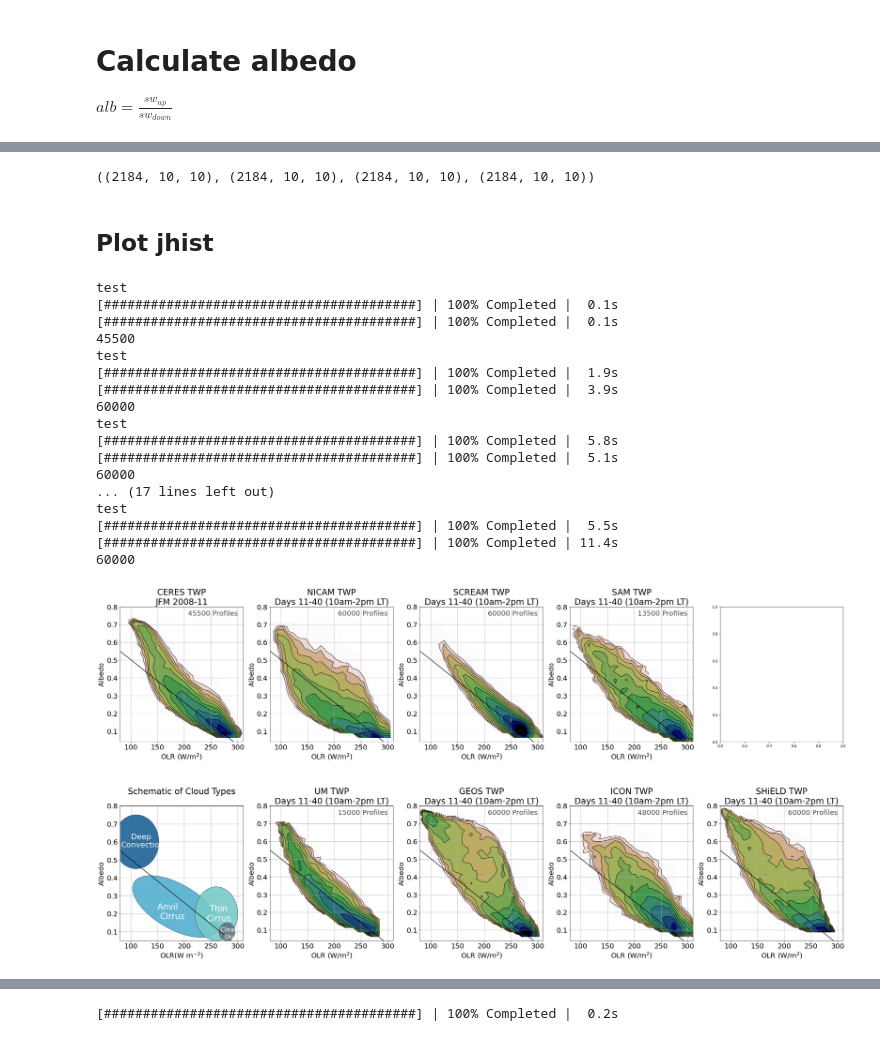
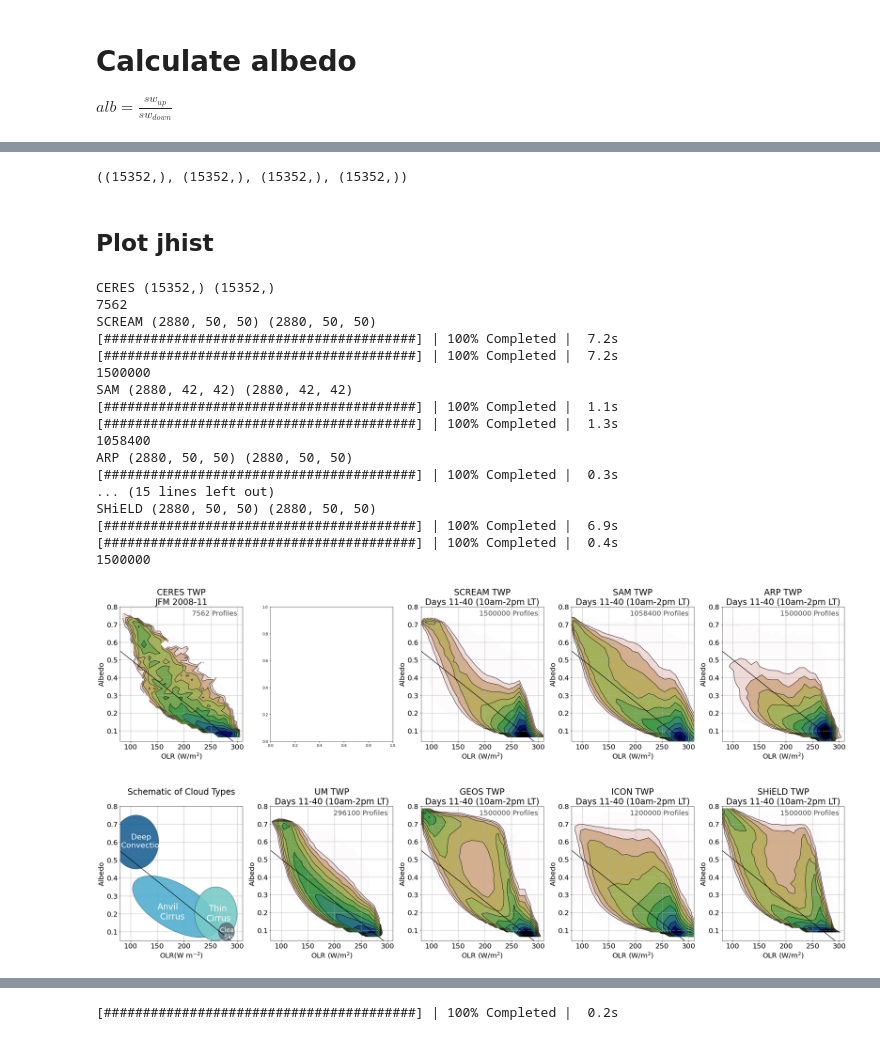
Before and after one commit to smturbev/dyamond2, a Jupyter notebook: python_scripts/joint_hist.ipynb, the cells around one changed output, grey strips where cells are left out. Drawn from its saved outputs; the diff is of its cells as text; code cells hidden in the pictures.

```diff
--- a/python_scripts/joint_hist.ipynb
+++ b/python_scripts/joint_hist.ipynb
@@ -15,7 +15,7 @@ pbar.register()
 # %%
 region="TWP"
 diff=False
-n=1
+n=0.25
 # %% [markdown]
 # Load variables
 # %%
@@ -86,9 +92,9 @@ int(0.1*10)
 1
 # %%
 j=10//n #0.1/10 = 1/100
-ni_olr = ni_olr.coarsen(lat=int(len(ni_olr.lat)//j), lon=int(len(ni_olr.lon)//j), boundary='trim').mean()
-ni_swu = ni_swu.coarsen(lat=int(len(ni_swu.lat)//j), lon=int(len(ni_swu.lon)//j), boundary='trim').mean()
-ni_swd = ni_swd.coarsen(lat=int(len(ni_swd.lat)//j), lon=int(len(ni_swd.lon)//j), boundary='trim').mean()
+# ni_olr = ni_olr.coarsen(lat=int(len(ni_olr.lat)//j), lon=int(len(ni_olr.lon)//j), boundary='trim').mean()
+# ni_swu = ni_swu.coarsen(lat=int(len(ni_swu.lat)//j), lon=int(len(ni_swu.lon)//j), boundary='trim').mean()
+# ni_swd = ni_swd.coarsen(lat=int(len(ni_swd.lat)//j), lon=int(len(ni_swd.lon)//j), boundary='trim').mean()
 sa_olr = sa_olr.coarsen(lat=int(len(sa_olr.lat)//j), lon=int(len(sa_olr.lon)//j), boundary='trim').mean()
 sa_swn = sa_swn.coarsen(lat=int(len(sa_swn.lat)//j), lon=int(len(sa_swn.lon)//j), boundary='trim').mean()
 um_olr = um_olr.coarsen(latitude=int(len(um_olr.latitude)//j), longitude=int(len(um_olr.longitude)//j), boundary='trim').mean()
@@ -108,6 +114,6 @@ if i>1:
     sh_olr = sh_olr.coarsen(lat=i, lon=i, boundary='trim').mean() # 0.3 deg
     sh_swu = sh_swu.coarsen(lat=i, lon=i, boundary='trim').mean()
     sh_swd = sh_swd.coarsen(lat=i, lon=i, boundary='trim').mean()
-    # ar_olr = ar_olr.coarsen(lat=i, lon=i, boundary='trim').mean() # 0.3 deg
-    # ar_swu = ar_swu.coarsen(lat=i, lon=i, boundary='trim').mean()
-    # ar_swd = ar_swd.coarsen(lat=i, lon=i, boundary='trim').mean()
+    ar_olr = ar_olr.coarsen(lat=i, lon=i, boundary='trim').mean() # 0.3 deg
+    ar_swn = ar_swn.coarsen(lat=i, lon=i, boundary='trim').mean()
+print("done")
@@ -142,11 +154,11 @@ sa_swu = sa_swd - sa_swn
 # %%
-ni_alb = ni_swu/ni_swd
+# ni_alb = ni_swu/ni_swd
 sa_alb = sa_swu/sa_swd.where(sa_swd>100)
 um_alb = um_swu/um_swd
 da_alb = da_swu/da_swd
 ge_alb = ge_swu/ge_swd
 sc_alb = sc_swu/sc_swd.values
-# ar_alb = ar_swu/ar_swd.where(ar_swd>100)
+ar_alb = ar_swu/ar_swd.where(ar_swd>100)
 ic_alb = ic_swu/ic_swd.values
 sh_alb = sh_swu/sh_swd
 # %% [output]
@@ -206,7 +218,7 @@ ic_swn.shape, ic_swd.shape, ic_swu.shape, ic_olr.shape
 # %%
 da_olr.shape, da_alb.shape, da_swu.shape, da_swd.shape
 # %% [output]
-((2184, 10, 10), (2184, 10, 10), (2184, 10, 10), (2184, 10, 10))
+((15352,), (15352,), (15352,), (15352,))
 # %%
 def schematic(ax=None, arrow=True, fs=24):
     """Returns an axis with the plot showing the schematic of the
@@ -272,9 +284,9 @@ def schematic(ax=None, arrow=True, fs=24):
 # axes = [fig.add_subplot(2,4,i) for i in range(1,len(models)+1)]
 
 olrs=dict(zip(["CERES","NICAM","SCREAM","SAM","ARP", "schematic","UM","GEOS","ICON","SHiELD"],
-              [da_olr, ni_olr, sc_olr, sa_olr, None, [0], um_olr, ge_olr, ic_olr, sh_olr]))
+              [da_olr, None, sc_olr, sa_olr, ar_olr, [0], um_olr, ge_olr, ic_olr, sh_olr]))
 albs=dict(zip(["CERES","NICAM","SCREAM","SAM","ARP", "schematic","UM","GEOS","ICON","SHiELD"],
-              [da_alb, ni_alb, sc_alb, sa_alb, None, [0], um_alb, ge_alb, ic_alb, sh_alb]))
+              [da_alb, None, sc_alb, sa_alb, ar_alb, [0], um_alb, ge_alb, ic_alb, sh_alb]))
 
 fig = plt.figure(figsize=(30,16))
 axes= [fig.add_subplot(2,5,i, box_aspect=1.1) for i in range(1,len(olrs)+1)]
@@ -286,55 +298,58 @@ for i,m in enumerate(list(olrs.keys())):
         continue
     olr = olrs[m]
     alb = albs[m]
-    olr = olr.where((olr.time.dt.hour>=0)&(olr.time.dt.hour<=4))
-    alb = alb.where((alb.time.dt.hour>=0)&(alb.time.dt.hour<=4))
+    olr = olr.where((olr.time.dt.hour<=4))
+    alb = alb.where(alb.time.dt.hour<=4)
     if (m=="CERES") or (not(diff)):
-        print("test")
-        util.dennisplot("density",olr.values.flatten(), alb.values.flatten(),
+        print(m, olr.shape, alb.shape)
+        if olr is None:
+            axes[i].axis("off")
+        else:
+            util.dennisplot("density",olr.values.flatten(), alb.values.flatten(),
                         ax=axes[i], model=m, region=region,
                         cmap="gist_earth_r", levels=np.arange(-3.4,-1.2,0.2), colorbar_on=False)
     else:
         util.dennisplot("difference",[olr.values.flatten(), da_olr.values], [alb.values.flatten(), da_alb.values],
                     ax=axes[i], model=m, region=region,
                     cmap="bwr", levels=np.arange(-1.5,1.6,0.2), colorbar_on=False)
     axes[i].set_xlabel("OLR (W/m$^2$)")
     axes[i].set_ylabel("Albedo")
     axes[i].grid(True)
     axes[i].set_ylim([0.04,0.8])
     if i==0:
         axes[i].set_title("{} {}\nJFM 2008-11".format(m, region),
                       fontsize=24)
     elif diff:
         axes[i].set_title("{} $-$ Obs, {}\nDays 11-40 (10am-2pm LT)".format(m, region),
                       fontsize=24)
     else:
         axes[i].set_title("{} {}\nDays 11-40 (10am-2pm LT)".format(m, region),
                       fontsize=24)
     # axes[i].scatter(np.nanmean(olr), np.nanmean(alb), color='r', s=50)
 plt.subplots_adjust(wspace=0.05, hspace=0.05)
 plt.tight_layout()
 if diff:
     region = "diff_"+region
 plt.savefig("../plots/TWP/jhist_{}_{}.png".format(n, region))
 plt.show()
 # region = region.split("_")[-1]
 # %% [output]
-test
-[########################################] | 100% Completed |  0.1s
-[########################################] | 100% Completed |  0.1s
-45500
-test
-[########################################] | 100% Completed |  1.9s
-[########################################] | 100% Completed |  3.9s
-60000
-test
-[########################################] | 100% Completed |  5.8s
-[########################################] | 100% Completed |  5.1s
-60000
-... (17 lines left out)
-test
-[########################################] | 100% Completed |  5.5s
-[########################################] | 100% Completed | 11.4s
-60000
+CERES (15352,) (15352,)
+7562
+SCREAM (2880, 50, 50) (2880, 50, 50)
+[########################################] | 100% Completed |  7.2s
+[########################################] | 100% Completed |  7.2s
+1500000
+SAM (2880, 42, 42) (2880, 42, 42)
+[########################################] | 100% Completed |  1.1s
+[########################################] | 100% Completed |  1.3s
+1058400
+ARP (2880, 50, 50) (2880, 50, 50)
+[########################################] | 100% Completed |  0.3s
+... (15 lines left out)
+SHiELD (2880, 50, 50) (2880, 50, 50)
+[########################################] | 100% Completed |  6.9s
+[########################################] | 100% Completed |  0.4s
+1500000
-[figure, old version]
+[figure, new version]
 # %%
```
Also changed, not shown: parts of 12 cells of this notebook, 8 other files.
